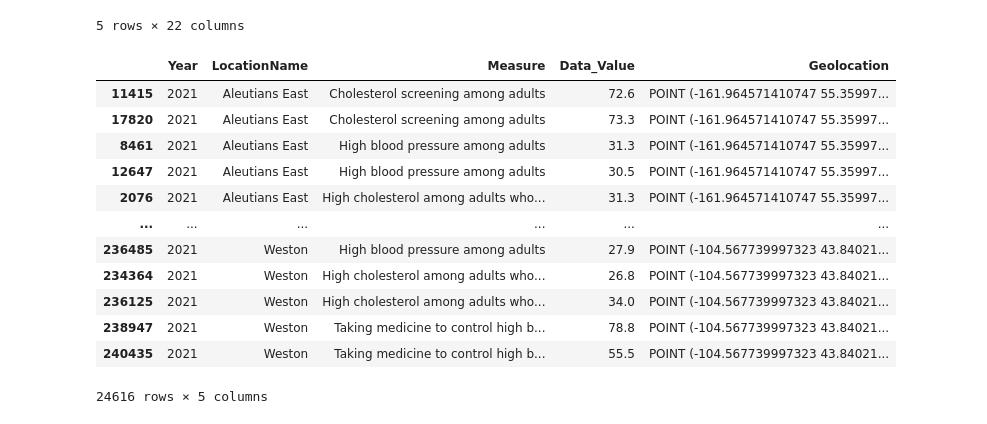
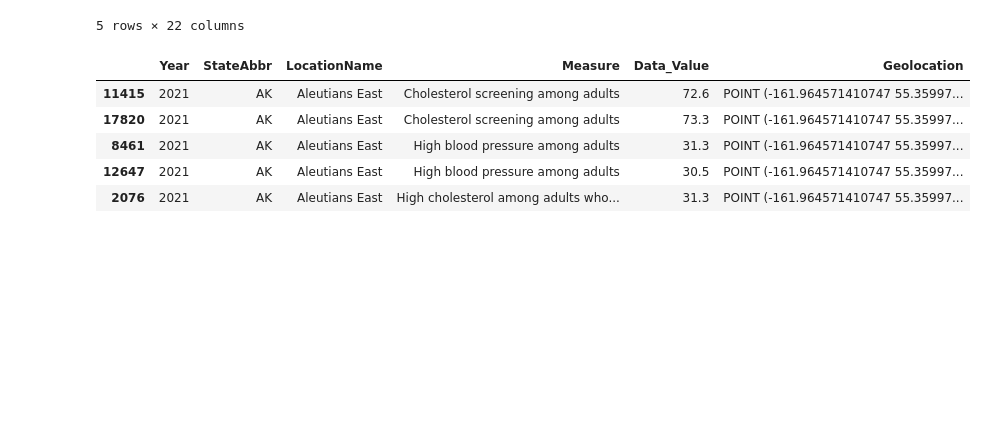
Before and after one commit to k2narendra/Income_vs_Health_Analysis, a Jupyter notebook: Notebook/Capstone_income_vs_Health.ipynb, the cells around one changed output. Cells and saved outputs as stored; diff of their text form; code cells hidden in the pictures; blank space fills up the shorter version.

```diff
--- a/Notebook/Capstone_income_vs_Health.ipynb
+++ b/Notebook/Capstone_income_vs_Health.ipynb
@@ -71,20 +71,13 @@ income_2022 = income_cleane[income_cleane['Year'].isin([2022])]
 #create dataset group by state, county and measures
 income_2021=income_2021.sort_values(by= ['StateAbbr', 'LocationName', 'Measure'])
 # %%
-income_2021 = income_2021[['Year', 'LocationName', 'Measure', 'Data_Value', 'Geolocation']]
+income_2021 = income_2021[['Year','StateAbbr', 'LocationName', 'Measure', 'Data_Value', 'Geolocation']]
 # %%
-income_2021
+income_2021.head()
 # %% [output]
-|  | Year | LocationName | Measure | Data_Value | Geolocation |
-| 11415 | 2021 | Aleutians East | Cholesterol screening among adults | 72.6 | POINT (-161.964571410747 55.35997... |
-| 17820 | 2021 | Aleutians East | Cholesterol screening among adults | 73.3 | POINT (-161.964571410747 55.35997... |
-| 8461 | 2021 | Aleutians East | High blood pressure among adults | 31.3 | POINT (-161.964571410747 55.35997... |
-| 12647 | 2021 | Aleutians East | High blood pressure among adults | 30.5 | POINT (-161.964571410747 55.35997... |
-| 2076 | 2021 | Aleutians East | High cholesterol among adults who... | 31.3 | POINT (-161.964571410747 55.35997... |
-| ... | ... | ... | ... | ... | ... |
-| 236485 | 2021 | Weston | High blood pressure among adults | 27.9 | POINT (-104.567739997323 43.84021... |
-| 234364 | 2021 | Weston | High cholesterol among adults who... | 26.8 | POINT (-104.567739997323 43.84021... |
-| 236125 | 2021 | Weston | High cholesterol among adults who... | 34.0 | POINT (-104.567739997323 43.84021... |
-| 238947 | 2021 | Weston | Taking medicine to control high b... | 78.8 | POINT (-104.567739997323 43.84021... |
-| 240435 | 2021 | Weston | Taking medicine to control high b... | 55.5 | POINT (-104.567739997323 43.84021... |
+|  | Year | StateAbbr | LocationName | Measure | Data_Value | Geolocation |
+| 11415 | 2021 | AK | Aleutians East | Cholesterol screening among adults | 72.6 | POINT (-161.964571410747 55.35997... |
+| 17820 | 2021 | AK | Aleutians East | Cholesterol screening among adults | 73.3 | POINT (-161.964571410747 55.35997... |
+| 8461 | 2021 | AK | Aleutians East | High blood pressure among adults | 31.3 | POINT (-161.964571410747 55.35997... |
+| 12647 | 2021 | AK | Aleutians East | High blood pressure among adults | 30.5 | POINT (-161.964571410747 55.35997... |
+| 2076 | 2021 | AK | Aleutians East | High cholesterol among adults who... | 31.3 | POINT (-161.964571410747 55.35997... |
-24616 rows × 5 columns
```
Also changed, not shown: parts of 25 cells of this notebook, 3 other files.
